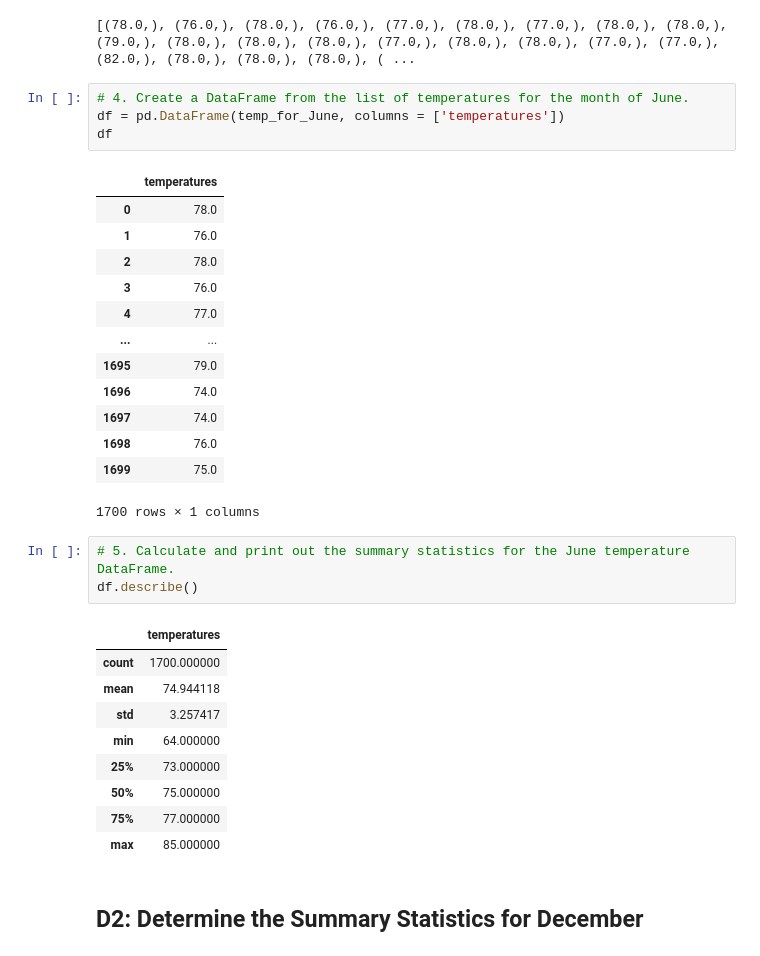
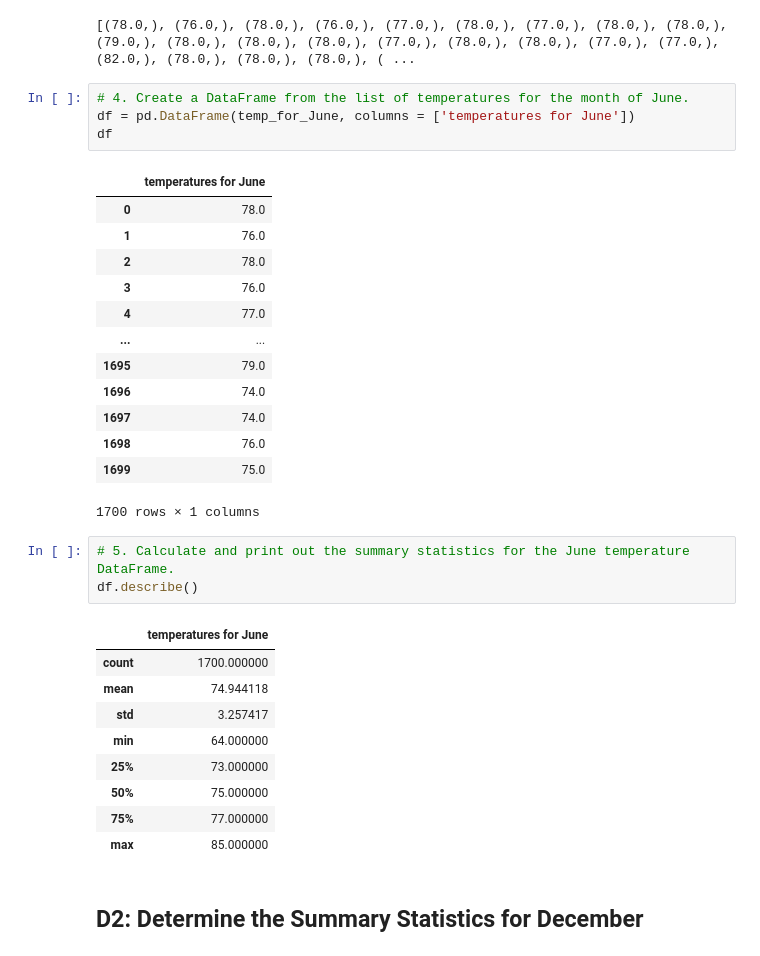
Before and after one commit to NamanNYC/surfs_up, a Jupyter notebook: SurfsUp_Challenge.ipynb, the cells around one changed output. Cells and saved outputs as stored; diff of their text form.

```diff
--- a/SurfsUp_Challenge.ipynb
+++ b/SurfsUp_Challenge.ipynb
@@ -63,10 +63,10 @@ print(temp_for_June)
 [(78.0,), (76.0,), (78.0,), (76.0,), (77.0,), (78.0,), (77.0,), (78.0,), (78.0,), (79.0,), (78.0,), (78.0,), (78.0,), (77.0,), (78.0,), (78.0,), (77.0,), (77.0,), (82.0,), (78.0,), (78.0,), (78.0,), ( ...
 # %%
 # 4. Create a DataFrame from the list of temperatures for the month of June.
-df = pd.DataFrame(temp_for_June, columns = ['temperatures'])
+df = pd.DataFrame(temp_for_June, columns = ['temperatures for June'])
 df
 # %% [output]
-|  | temperatures |
+|  | temperatures for June |
 | 0 | 78.0 |
 | 1 | 76.0 |
 | 2 | 78.0 |
@@ -83,7 +83,7 @@ df
 # 5. Calculate and print out the summary statistics for the June temperature DataFrame.
 df.describe()
 # %% [output]
-|  | temperatures |
+|  | temperatures for June |
 | count | 1700.000000 |
 | mean | 74.944118 |
 | std | 3.257417 |
```
Also changed, not shown: parts of 6 cells of this notebook.
